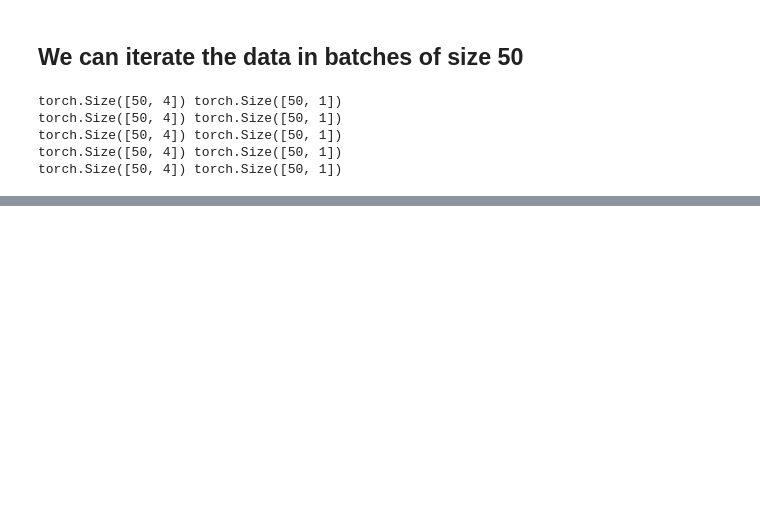
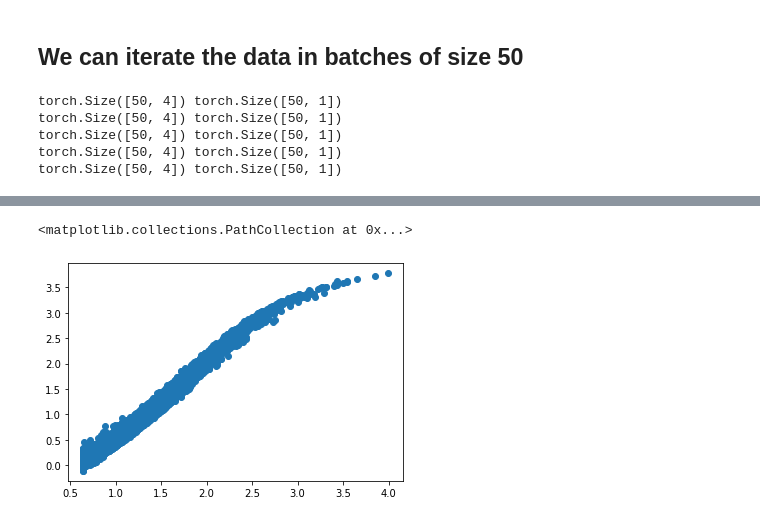
Before and after one commit to pinplex/Hackathon-Attribution, a Jupyter notebook: pytorch_utils/train_gpp_model.ipynb, the cells around one changed output, grey strips where cells are left out. Cells and saved outputs as stored; diff of their text form; code cells hidden in the pictures; blank space fills up the shorter version.

```diff
--- a/pytorch_utils/train_gpp_model.ipynb
+++ b/pytorch_utils/train_gpp_model.ipynb
@@ -203,0 +242,8 @@ plt.scatter(target, target_pred)
+# %%
+target = prediction_data_loader.dataset.denorm_np(target.squeeze() , 'GPP')
+target_pred = prediction_data_loader.dataset.denorm_np(target_pred.squeeze() , 'GPP')
+# %%
+plt.scatter(target, target_pred)
+# %% [output]
+<matplotlib.collections.PathCollection at 0x...>
+[figure, added]
```
Also changed, not shown: parts of 16 cells of this notebook.
